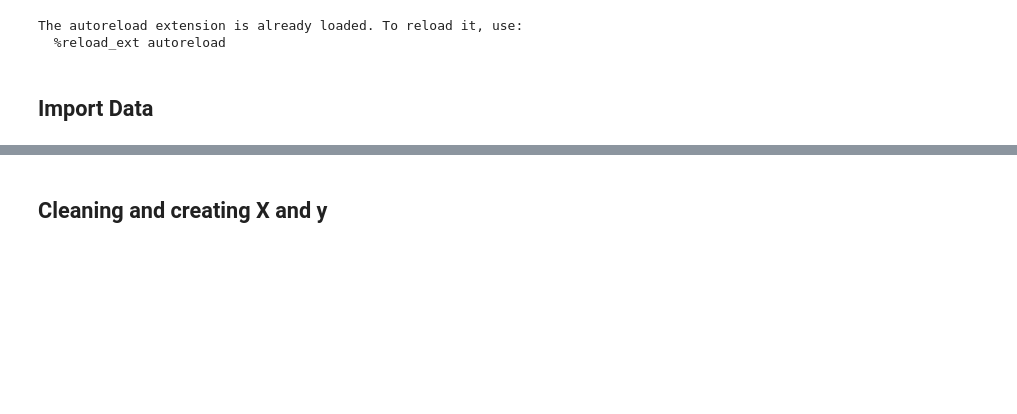
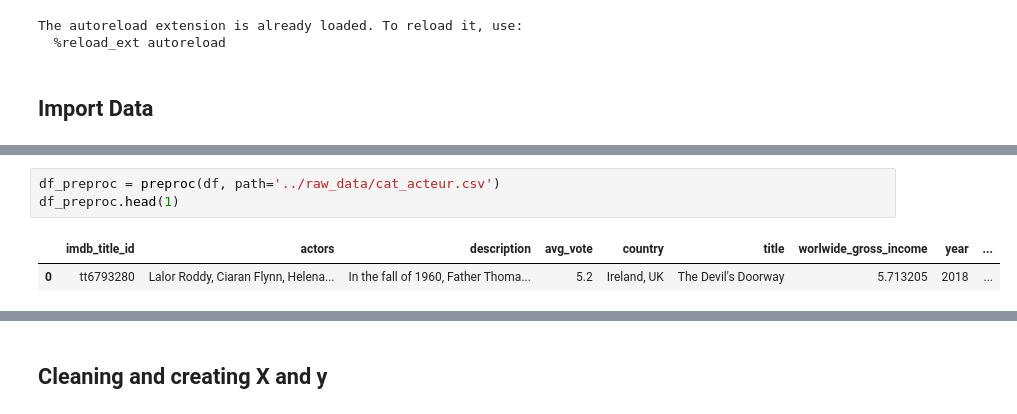
Before and after one commit to OscarTou/CinePred, a Jupyter notebook: notebooks/RM_notebook.ipynb, the cells around one changed output, grey strips where cells are left out. Cells and saved outputs as stored; diff of their text form; blank space fills up the shorter version.

```diff
--- a/notebooks/RM_notebook.ipynb
+++ b/notebooks/RM_notebook.ipynb
@@ -44,0 +48,6 @@ df_sample = df_data#df_data.sample(nb_sample)
+# %%
+df_preproc = preproc(df, path='../raw_data/cat_acteur.csv')
+df_preproc.head(1)
+# %% [output]
+|  | imdb_title_id | actors | description | avg_vote | country | title | worlwide_gross_income | year | ... |
+| 0 | tt6793280 | Lalor Roddy, Ciaran Flynn, Helena... | In the fall of 1960, Father Thoma... | 5.2 | Ireland, UK | The Devil's Doorway | 5.713205 | 2018 | ... |
```
Also changed, not shown: parts of 7 cells of this notebook, 3 other files.
